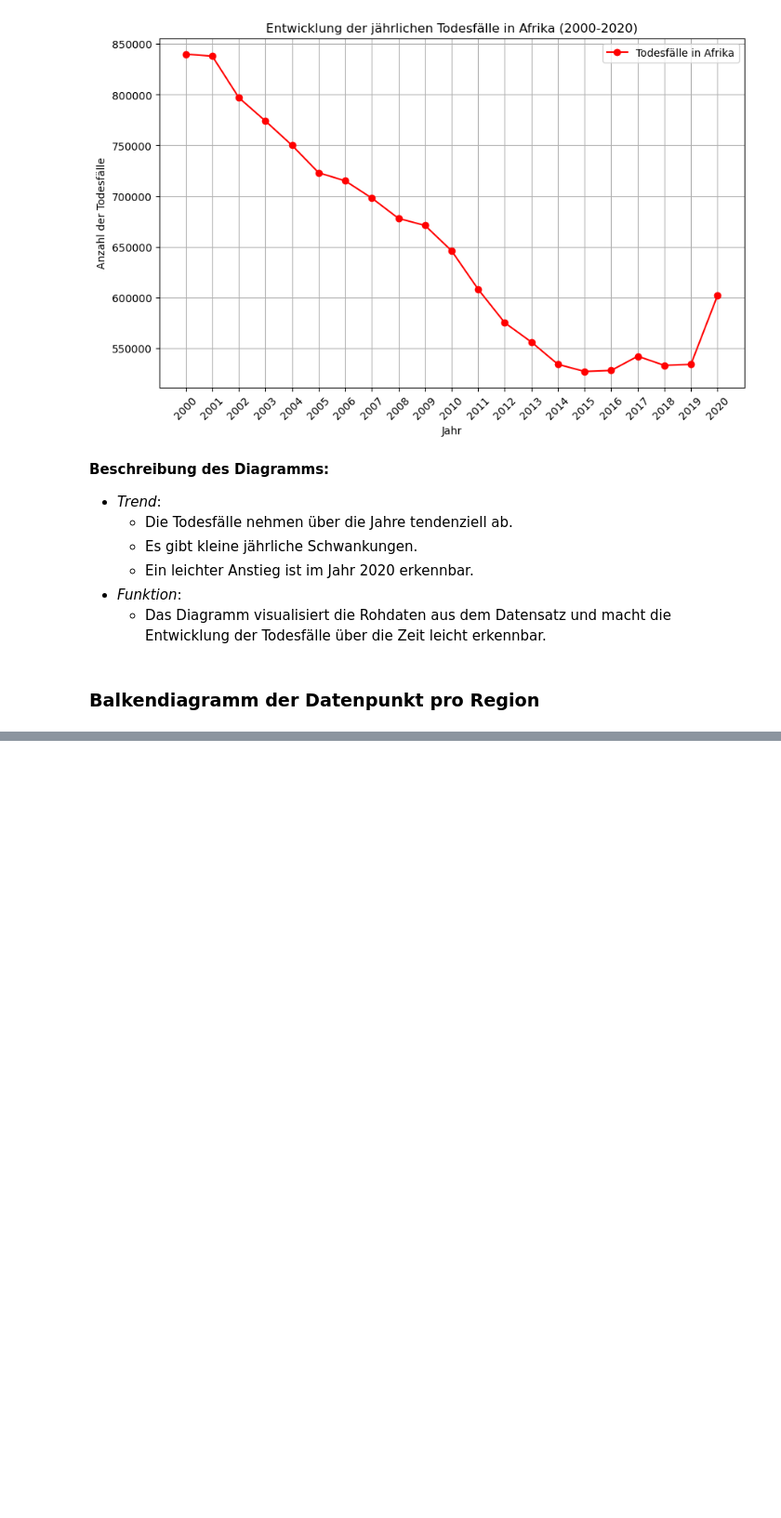
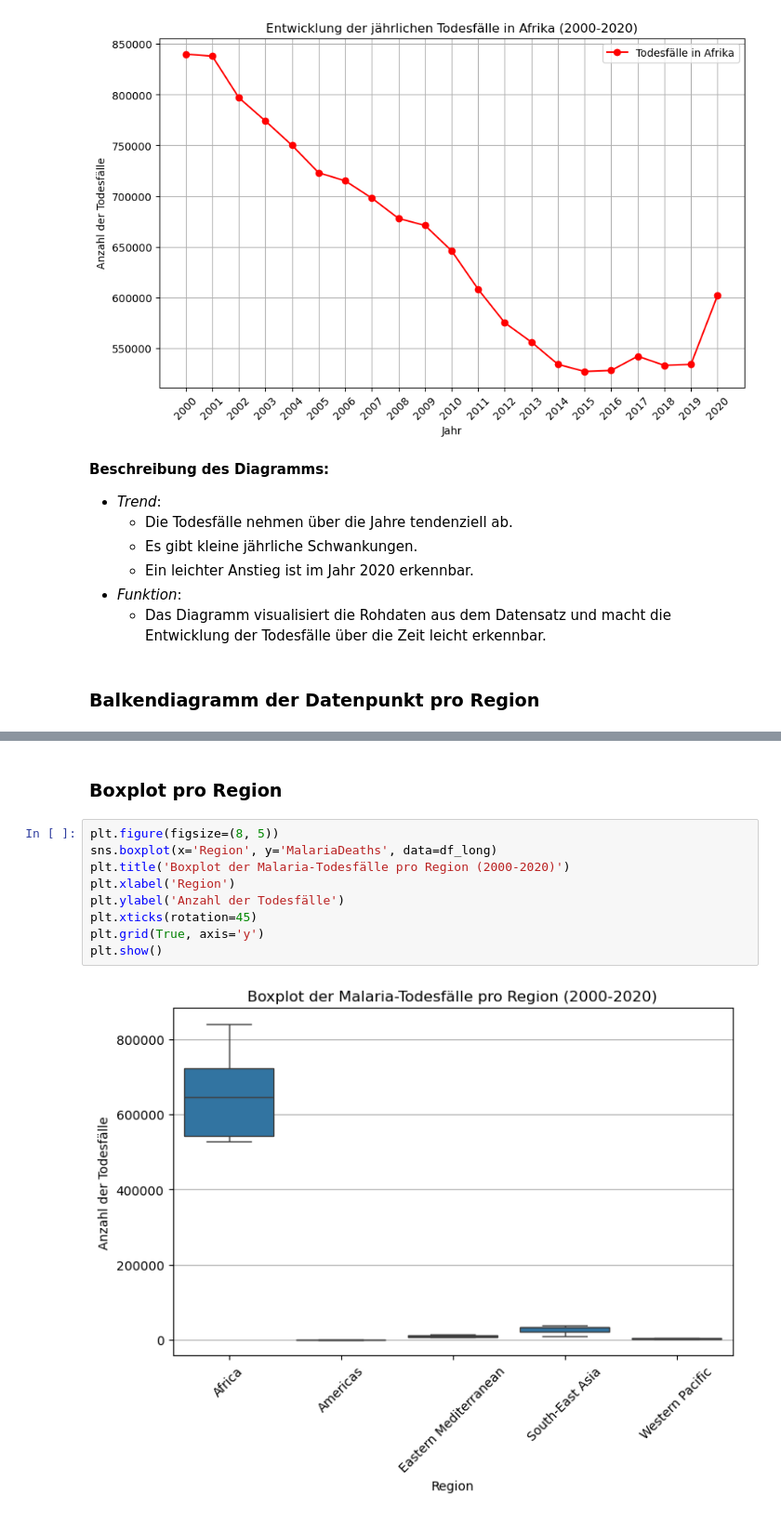
Before and after one commit to kipisha/Informatik-1, a Jupyter notebook: LN_Python_malaria.ipynb, the cells around one changed output, grey strips where cells are left out. Shown at 93% size. Saved outputs shown, nothing was run; the diff lists cells and outputs as text; blank space fills up the shorter version.

```diff
--- a/LN_Python_malaria.ipynb
+++ b/LN_Python_malaria.ipynb
@@ -129,0 +139,13 @@ plt.show()
+# %% [markdown]
+### **Boxplot pro Region**
+# %%
+plt.figure(figsize=(8, 5))
+sns.boxplot(x='Region', y='MalariaDeaths', data=df_long)
+plt.title('Boxplot der Malaria-Todesfälle pro Region (2000-2020)')
+plt.xlabel('Region')
+plt.ylabel('Anzahl der Todesfälle')
+plt.xticks(rotation=45)
+plt.grid(True, axis='y')
+plt.show()
+# %% [output]
+[figure, added]
```
Also changed, not shown: parts of 4 cells of this notebook.
